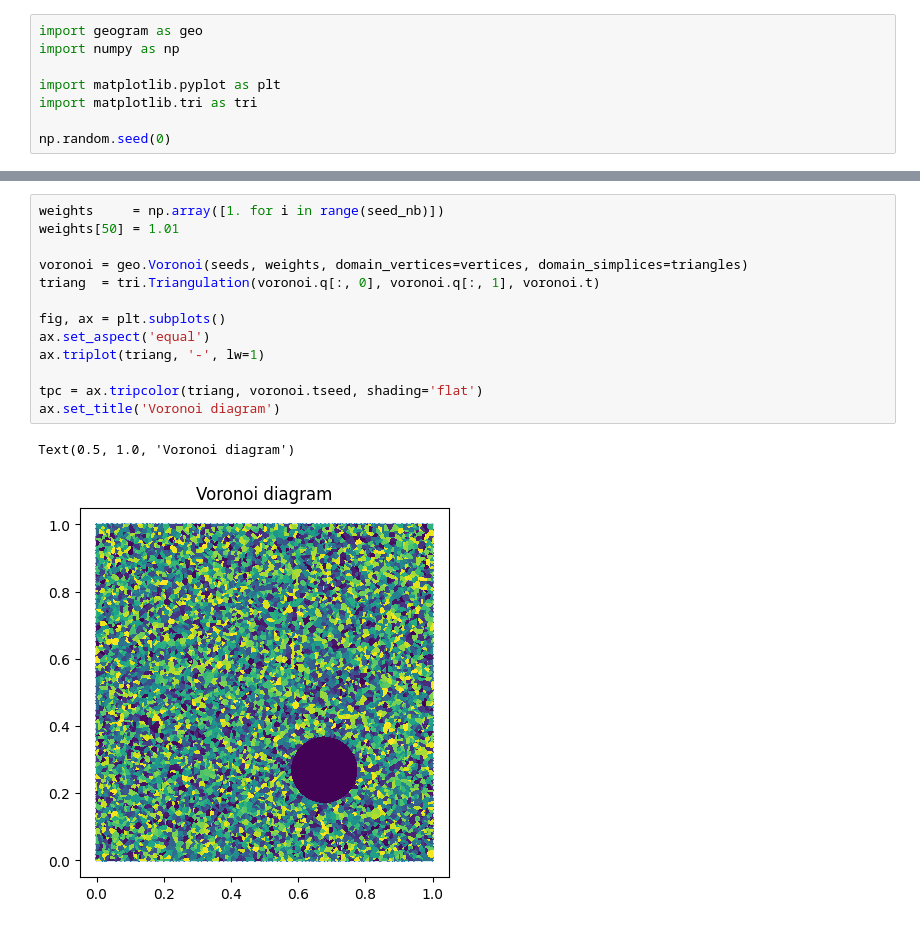
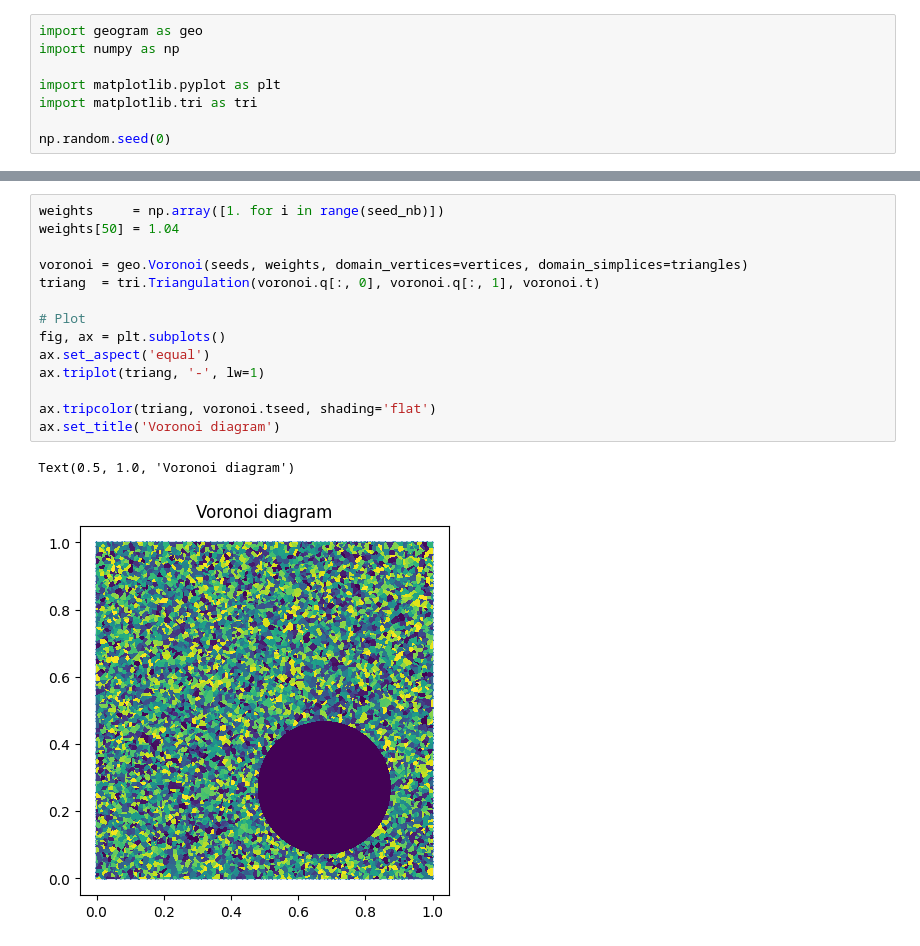
Before and after one commit to PlathC/pygeogram, a Jupyter notebook: examples/voronoi-2d.ipynb, the cells around one changed output, grey strips where cells are left out. Cells and saved outputs as stored; diff of their text form.

```diff
--- a/examples/voronoi-2d.ipynb
+++ b/examples/voronoi-2d.ipynb
@@ -26,17 +27,18 @@ Text(0.5, 1.0, 'Voronoi diagram')
 [figure]
 # %%
 weights     = np.array([1. for i in range(seed_nb)])
-weights[50] = 1.01
+weights[50] = 1.04
 
 voronoi = geo.Voronoi(seeds, weights, domain_vertices=vertices, domain_simplices=triangles)
 triang  = tri.Triangulation(voronoi.q[:, 0], voronoi.q[:, 1], voronoi.t)
 
+# Plot
 fig, ax = plt.subplots()
 ax.set_aspect('equal')
 ax.triplot(triang, '-', lw=1)
 
-tpc = ax.tripcolor(triang, voronoi.tseed, shading='flat')
+ax.tripcolor(triang, voronoi.tseed, shading='flat')
 ax.set_title('Voronoi diagram')
 # %% [output]
 Text(0.5, 1.0, 'Voronoi diagram')
-[figure, old version]
+[figure, new version]
```
Also changed, not shown: parts of 1 cell of this notebook, 1 other file.
